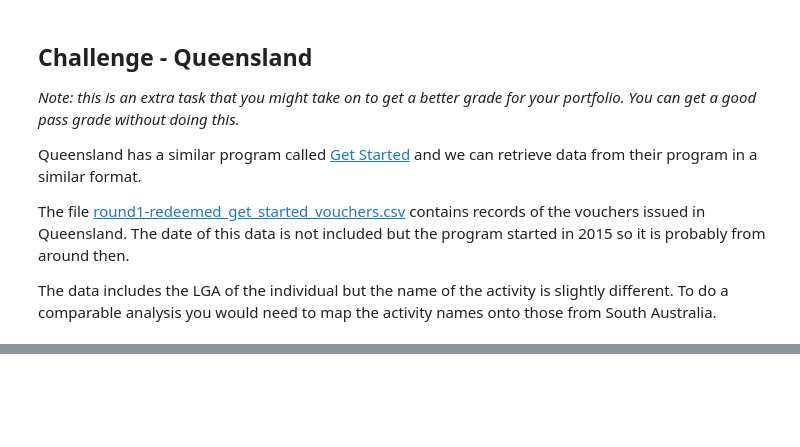
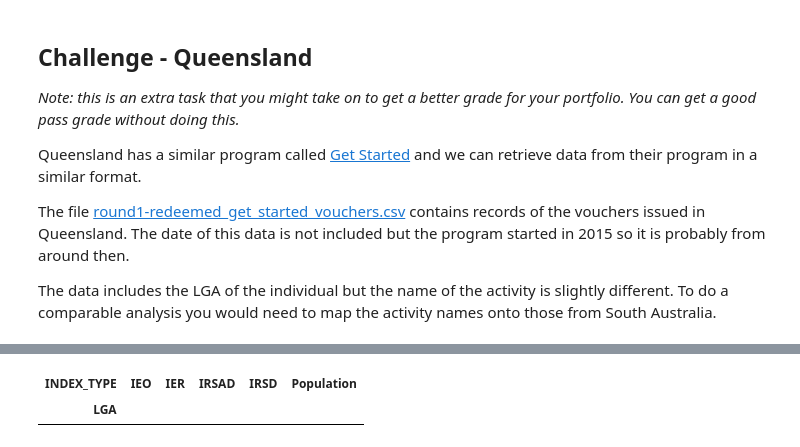
Before and after one commit to xuyenlinhHuynh/data-science-portfolio-xuyenlinhHuynh, a Jupyter notebook: Portfolio 2.ipynb, the cells around one changed output, grey strips where cells are left out. Saved outputs shown, nothing was run; the diff lists cells and outputs as text; code cells hidden in the pictures; blank space fills up the shorter version.

```diff
--- a/Portfolio 2.ipynb
+++ b/Portfolio 2.ipynb
@@ -711,0 +854,10 @@ qld_vouchers_scores.head()
+# %%
+# Check if there is any LGA in the LGA_scores dataset is the same as the LGA holding NaN value
+LGA_scores[(LGA_scores.index.str[:3] == "NOO") |
+           (LGA_scores.index.str[:5] == "MAREE") |
+           (LGA_scores.index.str[:3] == "DOU") |
+           (LGA_scores.index.str[:6] == "LIVING") |
+           (LGA_scores.index.str[:6] == "HERVEY")]
+# %% [output]
+| INDEX_TYPE | IEO | IER | IRSAD | IRSD | Population |
+| LGA |  |  |  |  |  |
```
Also changed, not shown: parts of 31 cells of this notebook.
